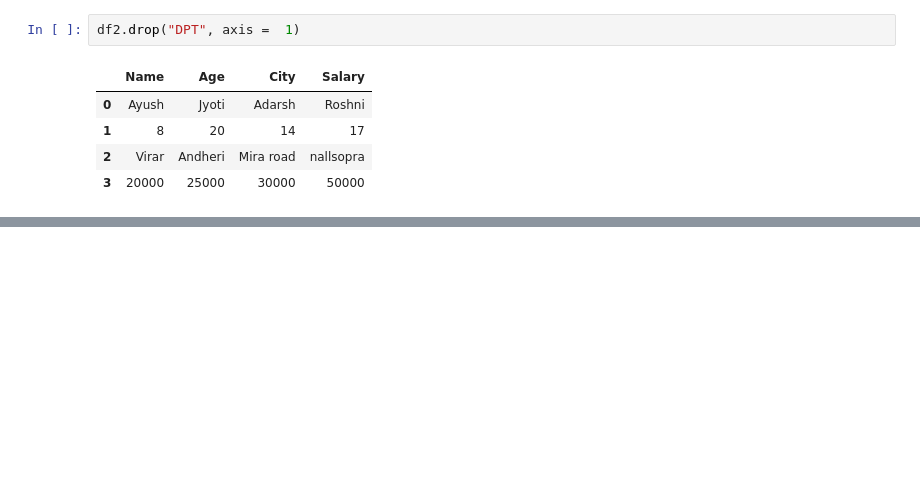
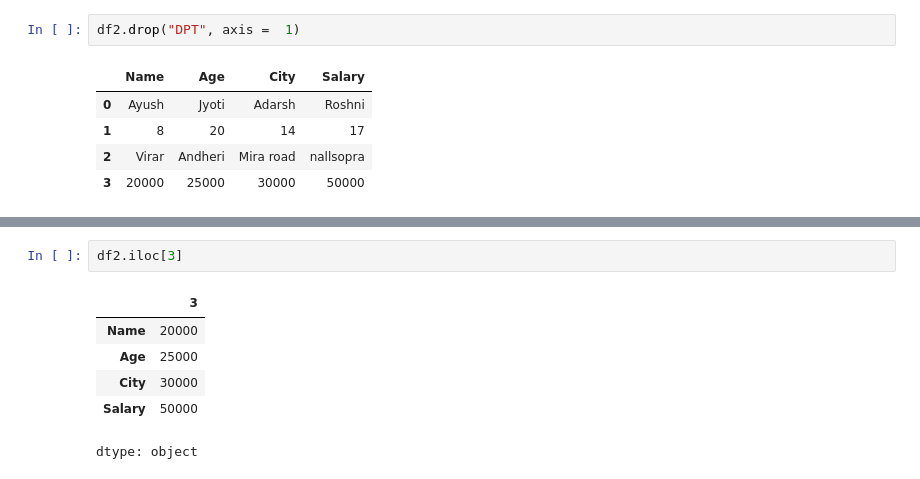
Before and after one commit to jyotigiri7219/Practice, a Jupyter notebook: Pandas.ipynb, the cells around one changed output, grey strips where cells are left out. Drawn from its saved outputs; the diff is of its cells as text; blank space fills up the shorter version.

```diff
--- a/Pandas.ipynb
+++ b/Pandas.ipynb
@@ -131,0 +184,9 @@ df2.drop("DPT", axis =  1)
+# %%
+df2.iloc[3]
+# %% [output]
+|  | 3 |
+| Name | 20000 |
+| Age | 25000 |
+| City | 30000 |
+| Salary | 50000 |
+dtype: object
```
Also changed, not shown: parts of 7 cells of this notebook.
